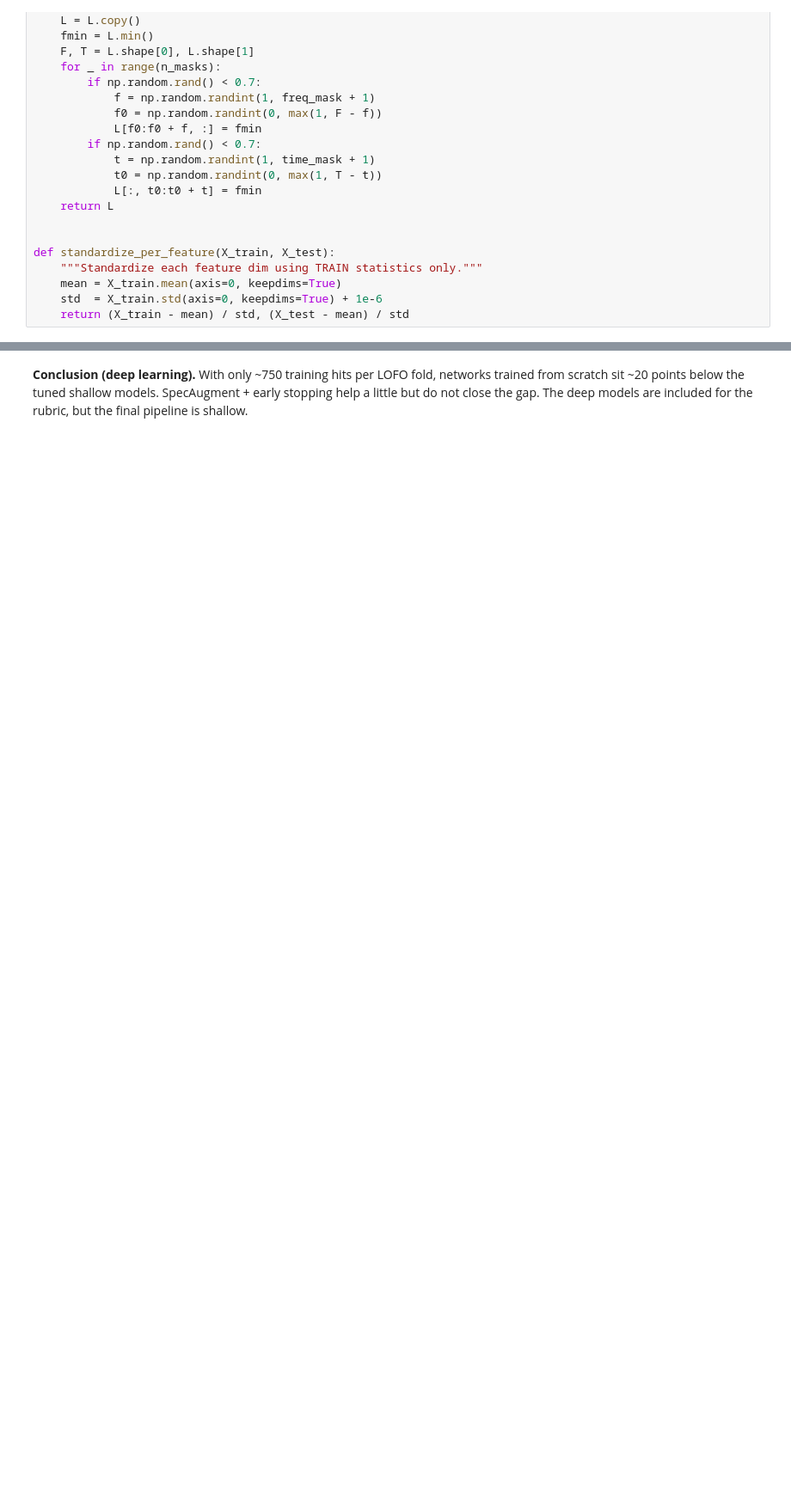
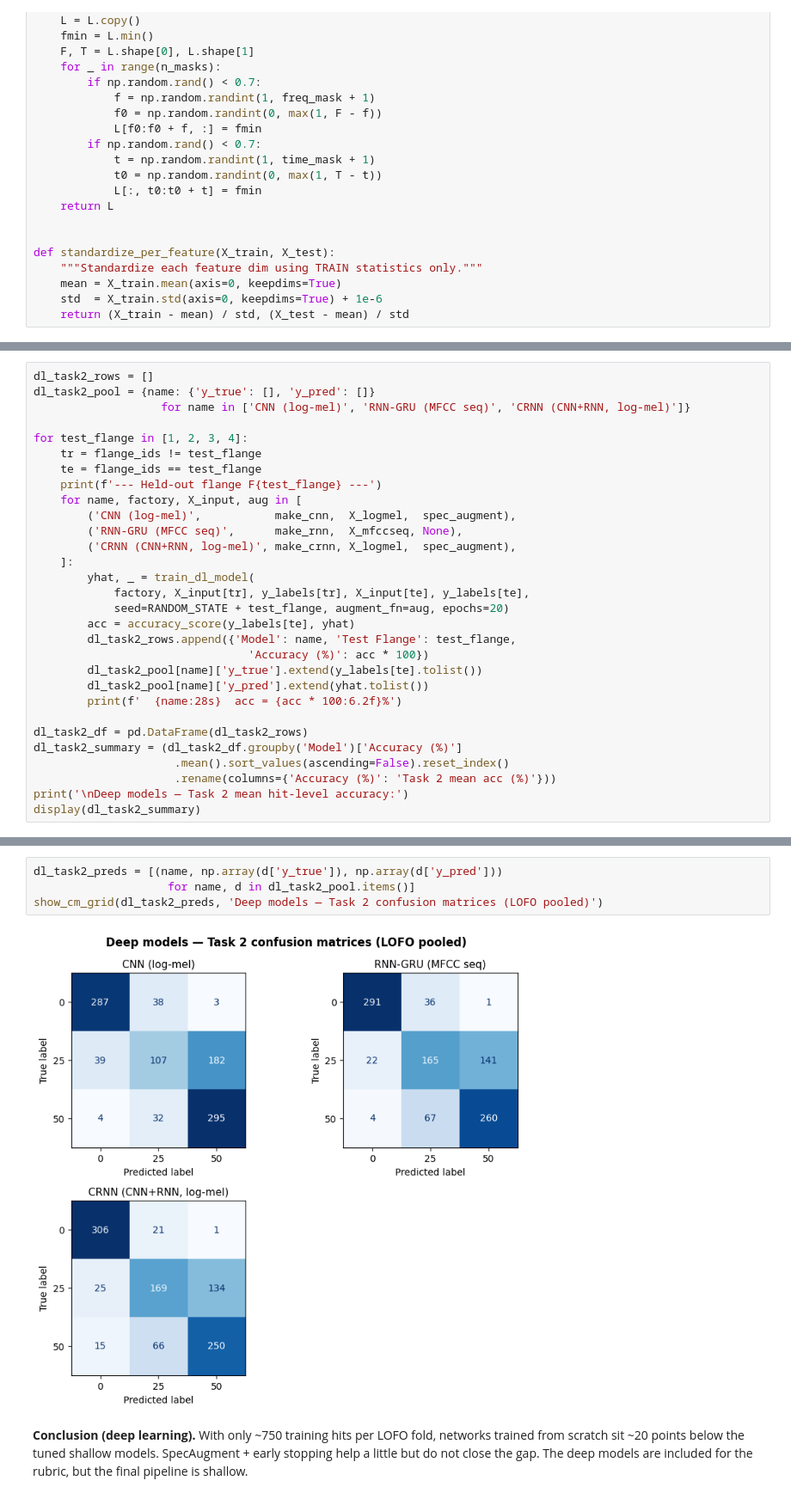
Before and after one commit to MedAmineAlouani/FinalProjectML, a Jupyter notebook: Final_Project_ML_Submission.ipynb, the cells around one changed output, grey strips where cells are left out. Shown at 86% size. Drawn from its saved outputs; the diff is of its cells as text; blank space fills up the shorter version.

```diff
--- a/Final_Project_ML_Submission.ipynb
+++ b/Final_Project_ML_Submission.ipynb
@@ -1232,0 +1231,30 @@ All three are dominated by the tuned shallow models on this dataset.
+# %%
+dl_task2_rows = []
+dl_task2_pool = {name: {'y_true': [], 'y_pred': []}
+                   for name in ['CNN (log-mel)', 'RNN-GRU (MFCC seq)', 'CRNN (CNN+RNN, log-mel)']}
+
+for test_flange in [1, 2, 3, 4]:
+    tr = flange_ids != test_flange
+    te = flange_ids == test_flange
+    print(f'--- Held-out flange F{test_flange} ---')
+    for name, factory, X_input, aug in [
+        ('CNN (log-mel)',           make_cnn,  X_logmel,  spec_augment),
+        ('RNN-GRU (MFCC seq)',      make_rnn,  X_mfccseq, None),
+        ('CRNN (CNN+RNN, log-mel)', make_crnn, X_logmel,  spec_augment),
+    ]:
+        yhat, _ = train_dl_model(
+            factory, X_input[tr], y_labels[tr], X_input[te], y_labels[te],
+            seed=RANDOM_STATE + test_flange, augment_fn=aug, epochs=20)
+        acc = accuracy_score(y_labels[te], yhat)
+        dl_task2_rows.append({'Model': name, 'Test Flange': test_flange,
+                                'Accuracy (%)': acc * 100})
+        dl_task2_pool[name]['y_true'].extend(y_labels[te].tolist())
+        dl_task2_pool[name]['y_pred'].extend(yhat.tolist())
+        print(f'  {name:28s}  acc = {acc * 100:6.2f}%')
+
+dl_task2_df = pd.DataFrame(dl_task2_rows)
+dl_task2_summary = (dl_task2_df.groupby('Model')['Accuracy (%)']
+                     .mean().sort_values(ascending=False).reset_index()
+                     .rename(columns={'Accuracy (%)': 'Task 2 mean acc (%)'}))
+print('\nDeep models — Task 2 mean hit-level accuracy:')
+display(dl_task2_summary)
@@ -1233,3 +1284,9 @@ All three are dominated by the tuned shallow models on this dataset.
+# %%
+dl_task2_preds = [(name, np.array(d['y_true']), np.array(d['y_pred']))
+                    for name, d in dl_task2_pool.items()]
+show_cm_grid(dl_task2_preds, 'Deep models — Task 2 confusion matrices (LOFO pooled)')
+# %% [output]
+[figure, added]
 # %% [markdown]
 **Conclusion (deep learning).** With only ~750 training hits per LOFO
 fold, networks trained from scratch sit ~20 points below the tuned
```
Also changed, not shown: parts of 10 cells of this notebook, 1 other file.
